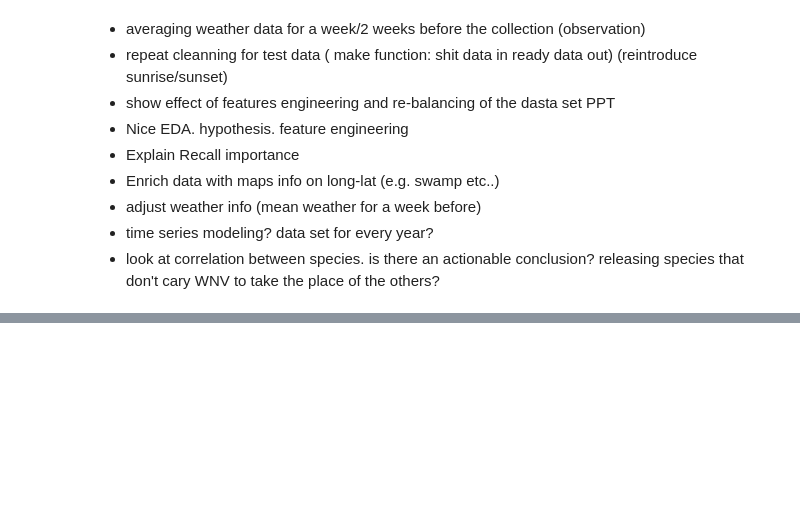
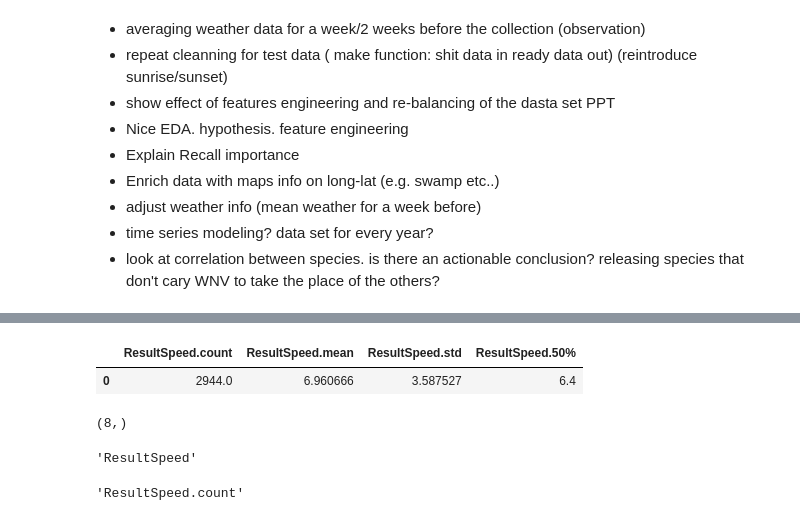
Before and after one commit to Erolino/WestNileVirus_Detection, a Jupyter notebook: WestNileVirus_Detection.ipynb, the cells around one changed output, grey strips where cells are left out. Drawn from its saved outputs; the diff is of its cells as text; code cells hidden in the pictures; blank space fills up the shorter version.

```diff
--- a/WestNileVirus_Detection.ipynb
+++ b/WestNileVirus_Detection.ipynb
@@ -1898,0 +1942,3 @@ most recent shit weather
+# %%
+weather['ResultSpeed']=weather['ResultSpeed'].astype(float)
+weather['ResultSpeed'].describe()
@@ -1898,0 +1959,5 @@ most recent shit weather
+# %%
+ff=weather['ResultSpeed'].describe()
+fff=pd.DataFrame(ff)
+print(fff)
+fff=fff.T
@@ -1898,0 +1974,22 @@ most recent shit weather
+# %%
+fff.rename(columns={'count':fff.index[0]+'.'+'count','mean':fff.index[0]+'.'+'mean','std':fff.index[0]+'.'+'std',
+                    '50%':fff.index[0]+'.'+'50%'},inplace=True)
+# %%
+ffff=fff.reset_index(drop=True)
+ffff.drop(['min','25%','75%','max'],1,inplace=True)
+ffff
+# %% [output]
+|  | ResultSpeed.count | ResultSpeed.mean | ResultSpeed.std | ResultSpeed.50% |
+| 0 | 2944.0 | 6.960666 | 3.587527 | 6.4 |
+# %%
+weather['ResultSpeed'].describe().shape
+# %% [output]
+(8,)
+# %%
+fff.index[0]
+# %% [output]
+'ResultSpeed'
+# %%
+fff.index[0]+'.'+'count'
+# %% [output]
+'ResultSpeed.count'
```
Also changed, not shown: parts of 12 cells of this notebook, 1 other file.
